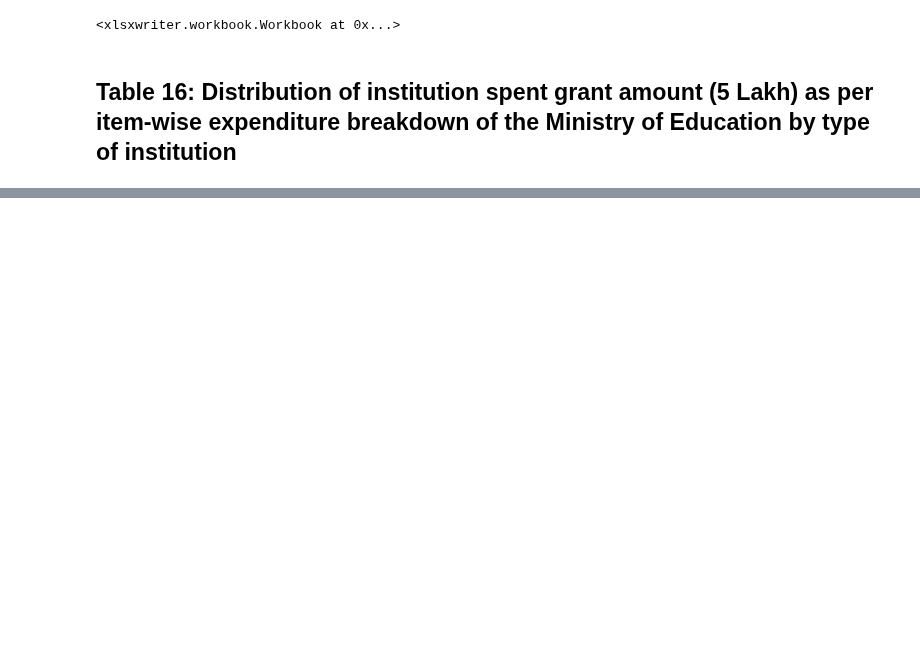
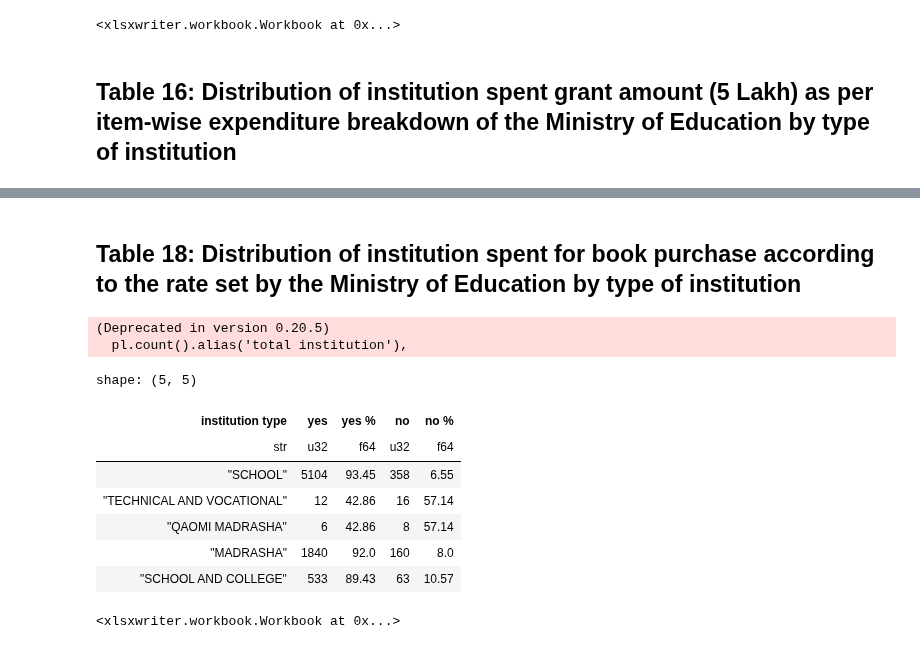
Before and after one commit to monjurmorshed793/sedp-reports, a Jupyter notebook: src/sedp_reports/pbgsi-report.ipynb, the cells around one changed output, grey strips where cells are left out. Drawn from its saved outputs; the diff is of its cells as text; code cells hidden in the pictures; blank space fills up the shorter version.

```diff
--- a/src/sedp_reports/pbgsi-report.ipynb
+++ b/src/sedp_reports/pbgsi-report.ipynb
@@ -1015,0 +1082,40 @@ report16 = (
+# %% [markdown]
+## Table 18: Distribution of institution spent for book purchase according to the rate set by the Ministry of Education by type of institution
+# %%
+from generate.general_information import GENERALIZED_INSTITUTION_TYPE_NAME_EN, PURCHASE_COMPLETED_THROUGH_COMMITTEES, WAS_RETURNED
+
+general_information = general_information.filter(pl.col(WAS_RETURNED)!=1)  # just for recheck
+
+report18 = (
+    general_information.lazy()
+    .group_by(pl.col(GENERALIZED_INSTITUTION_TYPE_NAME_EN).alias('institution type'))
+    .agg([
+        pl.count().alias('total institution'),
+        (pl.col(PURCHASE_COMPLETED_THROUGH_COMMITTEES)==1).sum().alias('yes'),
+        (pl.col(PURCHASE_COMPLETED_THROUGH_COMMITTEES)!=1).sum().alias('no')
+    ])
+)
+
+report18_df = report18.collect()
+report18_df = report18_df.with_columns([
+    (((pl.col('yes'))/(pl.col('total institution'))) * 100).round(2).alias('yes %'),
+    (((pl.col('no'))/(pl.col('total institution'))) * 100).round(2).alias('no %'),
+])
+
+report18_df = report18_df.select(['institution type', 'yes','yes %','no', 'no %'])
+report18_df.head()
+# %% [output]
+(Deprecated in version 0.20.5)
+  pl.count().alias('total institution'),
+shape: (5, 5)
+| institution type | yes | yes % | no | no % |
+| str | u32 | f64 | u32 | f64 |
+| "SCHOOL" | 5104 | 93.45 | 358 | 6.55 |
+| "TECHNICAL AND VOCATIONAL" | 12 | 42.86 | 16 | 57.14 |
+| "QAOMI MADRASHA" | 6 | 42.86 | 8 | 57.14 |
+| "MADRASHA" | 1840 | 92.0 | 160 | 8.0 |
+| "SCHOOL AND COLLEGE" | 533 | 89.43 | 63 | 10.57 |
+# %%
+report18_df.write_excel('output/table18.xlsx')
+# %% [output]
+<xlsxwriter.workbook.Workbook at 0x...>
```
Also changed, not shown: parts of 8 cells of this notebook.
